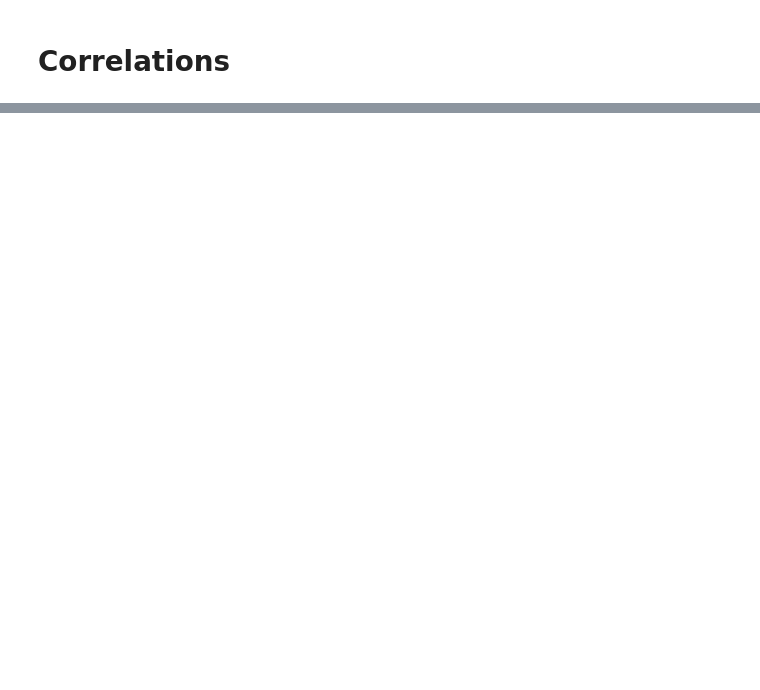
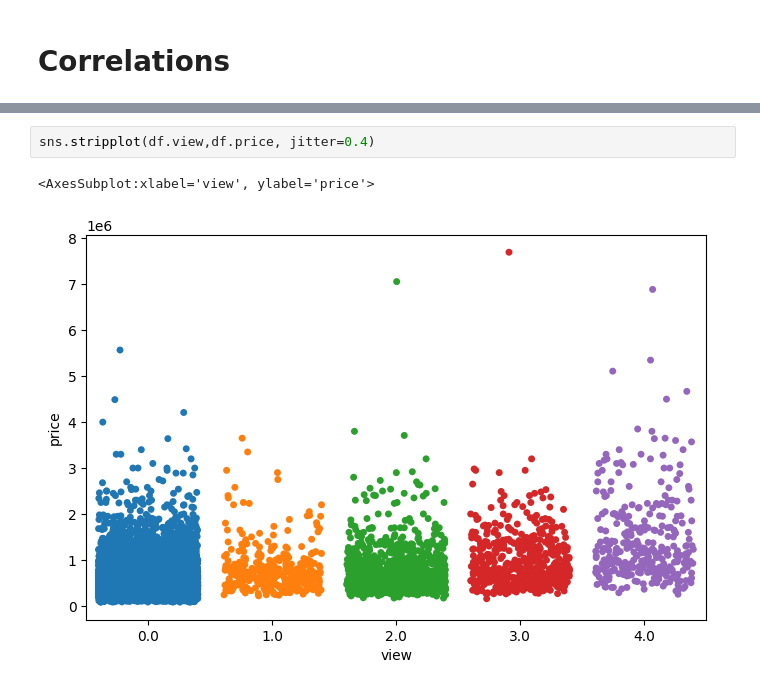
Before and after one commit to jan-schlautmann/ds-eda-housing-project, a Jupyter notebook: EDA.ipynb, the cells around one changed output, grey strips where cells are left out. Drawn from its saved outputs; the diff is of its cells as text; blank space fills up the shorter version.

```diff
--- a/EDA.ipynb
+++ b/EDA.ipynb
@@ -159,0 +227,5 @@ corr_mat_price[["price"]]
+# %%
+sns.stripplot(df.view,df.price, jitter=0.4)
+# %% [output]
+<AxesSubplot:xlabel='view', ylabel='price'>
+[figure, added]
```
Also changed, not shown: parts of 10 cells of this notebook.
